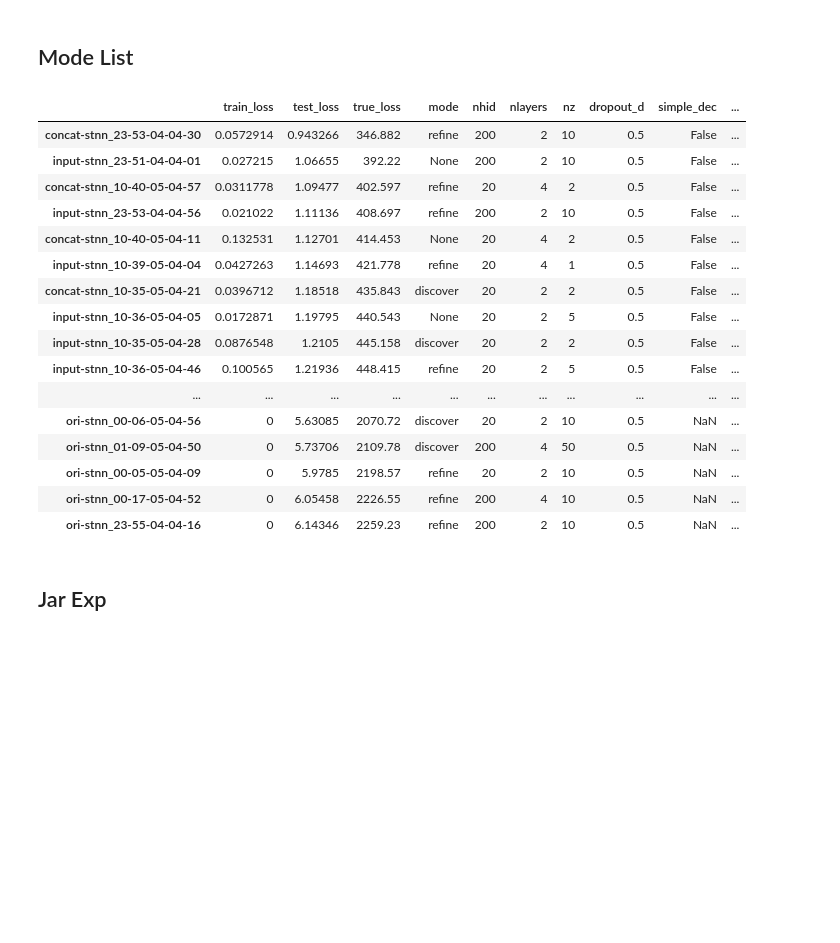
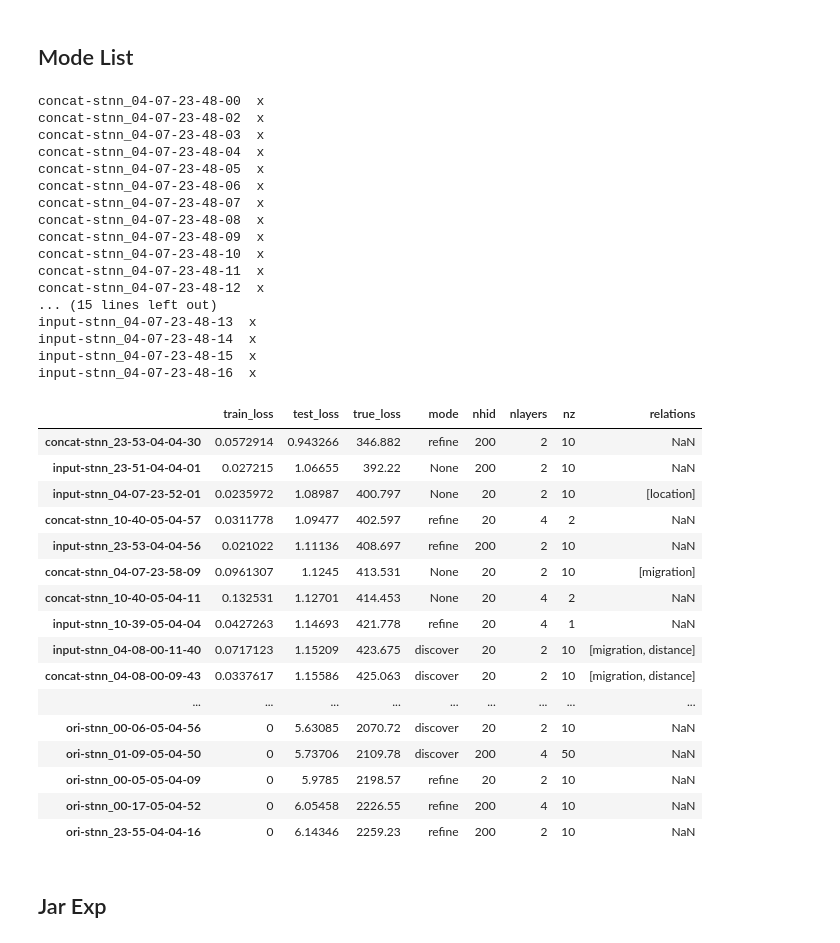
Before and after one commit to wtding1998/RNN_nCov, a Jupyter notebook: disease_analysis.ipynb, the cells around one changed output. Saved outputs shown, nothing was run; the diff lists cells and outputs as text; code cells hidden in the pictures; blank space fills up the shorter version.

Commit message:
add input stnn simple

```diff
--- a/disease_analysis.ipynb
+++ b/disease_analysis.ipynb
@@ -37,28 +37,45 @@ plt.colorbar()
 # %%
 jar_folder = os.path.abspath(os.path.join(os.getcwd(), '..', 'output', 'jar'))
 jar_result = result.Printer(jar_folder)
 pd.options.display.max_rows = None
 # a = jar_result.get_df(col=['train_loss', 'test_loss', 'mode']).sort_values('test_loss', ascending=True)
-jar_df = jar_result.get_df(col=['train_loss', 'test_loss', 'true_loss', 'mode', 'nhid', 'nlayers', 'nz', 'dropout_d', 'simple_dec', 'seq_length', 'rnn_model']).sort_values('test_loss', ascending=True)
+jar_df = jar_result.get_df(col=['train_loss', 'test_loss', 'true_loss', 'mode', 'nhid', 'nlayers', 'nz', 'relations']).sort_values('test_loss', ascending=True)
 jar_df
 # %% [output]
+concat-stnn_04-07-23-48-00  x
+concat-stnn_04-07-23-48-02  x
+concat-stnn_04-07-23-48-03  x
+concat-stnn_04-07-23-48-04  x
+concat-stnn_04-07-23-48-05  x
+concat-stnn_04-07-23-48-06  x
+concat-stnn_04-07-23-48-07  x
+concat-stnn_04-07-23-48-08  x
+concat-stnn_04-07-23-48-09  x
+concat-stnn_04-07-23-48-10  x
+concat-stnn_04-07-23-48-11  x
+concat-stnn_04-07-23-48-12  x
+... (15 lines left out)
+input-stnn_04-07-23-48-13  x
+input-stnn_04-07-23-48-14  x
+input-stnn_04-07-23-48-15  x
+input-stnn_04-07-23-48-16  x
-|  | train_loss | test_loss | true_loss | mode | nhid | nlayers | nz | dropout_d | simple_dec | ... |
-| concat-stnn_23-53-04-04-30 | 0.0572914 | 0.943266 | 346.882 | refine | 200 | 2 | 10 | 0.5 | False | ... |
-| input-stnn_23-51-04-04-01 | 0.027215 | 1.06655 | 392.22 | None | 200 | 2 | 10 | 0.5 | False | ... |
-| concat-stnn_10-40-05-04-57 | 0.0311778 | 1.09477 | 402.597 | refine | 20 | 4 | 2 | 0.5 | False | ... |
-| input-stnn_23-53-04-04-56 | 0.021022 | 1.11136 | 408.697 | refine | 200 | 2 | 10 | 0.5 | False | ... |
-| concat-stnn_10-40-05-04-11 | 0.132531 | 1.12701 | 414.453 | None | 20 | 4 | 2 | 0.5 | False | ... |
-| input-stnn_10-39-05-04-04 | 0.0427263 | 1.14693 | 421.778 | refine | 20 | 4 | 1 | 0.5 | False | ... |
-| concat-stnn_10-35-05-04-21 | 0.0396712 | 1.18518 | 435.843 | discover | 20 | 2 | 2 | 0.5 | False | ... |
-| input-stnn_10-36-05-04-05 | 0.0172871 | 1.19795 | 440.543 | None | 20 | 2 | 5 | 0.5 | False | ... |
-| input-stnn_10-35-05-04-28 | 0.0876548 | 1.2105 | 445.158 | discover | 20 | 2 | 2 | 0.5 | False | ... |
-| input-stnn_10-36-05-04-46 | 0.100565 | 1.21936 | 448.415 | refine | 20 | 2 | 5 | 0.5 | False | ... |
-| ... | ... | ... | ... | ... | ... | ... | ... | ... | ... | ... |
-| ori-stnn_00-06-05-04-56 | 0 | 5.63085 | 2070.72 | discover | 20 | 2 | 10 | 0.5 | NaN | ... |
-| ori-stnn_01-09-05-04-50 | 0 | 5.73706 | 2109.78 | discover | 200 | 4 | 50 | 0.5 | NaN | ... |
-| ori-stnn_00-05-05-04-09 | 0 | 5.9785 | 2198.57 | refine | 20 | 2 | 10 | 0.5 | NaN | ... |
-| ori-stnn_00-17-05-04-52 | 0 | 6.05458 | 2226.55 | refine | 200 | 4 | 10 | 0.5 | NaN | ... |
-| ori-stnn_23-55-04-04-16 | 0 | 6.14346 | 2259.23 | refine | 200 | 2 | 10 | 0.5 | NaN | ... |
+|  | train_loss | test_loss | true_loss | mode | nhid | nlayers | nz | relations |
+| concat-stnn_23-53-04-04-30 | 0.0572914 | 0.943266 | 346.882 | refine | 200 | 2 | 10 | NaN |
+| input-stnn_23-51-04-04-01 | 0.027215 | 1.06655 | 392.22 | None | 200 | 2 | 10 | NaN |
+| input-stnn_04-07-23-52-01 | 0.0235972 | 1.08987 | 400.797 | None | 20 | 2 | 10 | [location] |
+| concat-stnn_10-40-05-04-57 | 0.0311778 | 1.09477 | 402.597 | refine | 20 | 4 | 2 | NaN |
+| input-stnn_23-53-04-04-56 | 0.021022 | 1.11136 | 408.697 | refine | 200 | 2 | 10 | NaN |
+| concat-stnn_04-07-23-58-09 | 0.0961307 | 1.1245 | 413.531 | None | 20 | 2 | 10 | [migration] |
+| concat-stnn_10-40-05-04-11 | 0.132531 | 1.12701 | 414.453 | None | 20 | 4 | 2 | NaN |
+| input-stnn_10-39-05-04-04 | 0.0427263 | 1.14693 | 421.778 | refine | 20 | 4 | 1 | NaN |
+| input-stnn_04-08-00-11-40 | 0.0717123 | 1.15209 | 423.675 | discover | 20 | 2 | 10 | [migration, distance] |
+| concat-stnn_04-08-00-09-43 | 0.0337617 | 1.15586 | 425.063 | discover | 20 | 2 | 10 | [migration, distance] |
+| ... | ... | ... | ... | ... | ... | ... | ... | ... |
+| ori-stnn_00-06-05-04-56 | 0 | 5.63085 | 2070.72 | discover | 20 | 2 | 10 | NaN |
+| ori-stnn_01-09-05-04-50 | 0 | 5.73706 | 2109.78 | discover | 200 | 4 | 50 | NaN |
+| ori-stnn_00-05-05-04-09 | 0 | 5.9785 | 2198.57 | refine | 20 | 2 | 10 | NaN |
+| ori-stnn_00-17-05-04-52 | 0 | 6.05458 | 2226.55 | refine | 200 | 4 | 10 | NaN |
+| ori-stnn_23-55-04-04-16 | 0 | 6.14346 | 2259.23 | refine | 200 | 2 | 10 | NaN |
 # %% [markdown]
 ## Jar Exp
 # %%
```
Also changed, not shown: parts of 2 cells of this notebook, 4 other files.
